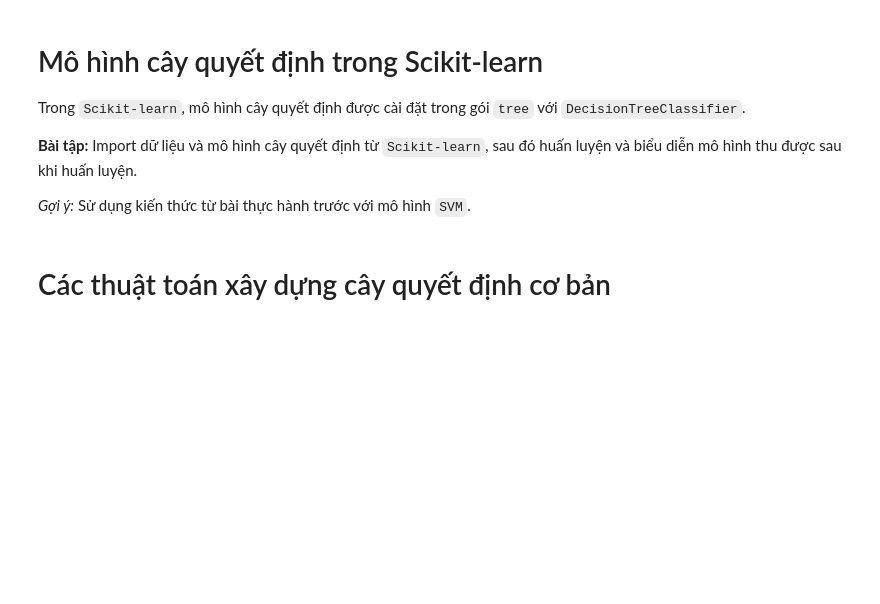
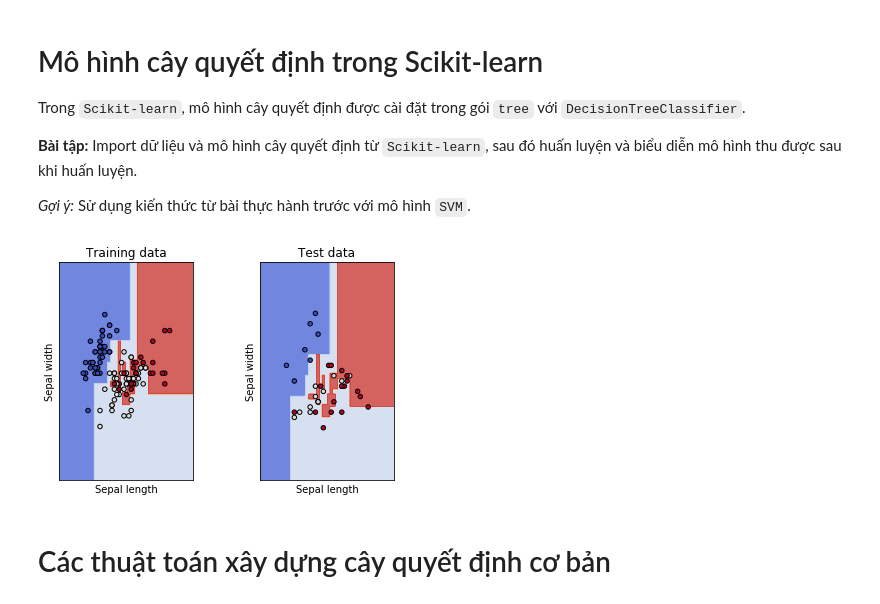
Before and after one commit to guiltylotus/Machine-Learning, a Jupyter notebook: week 3/Decision Tree.ipynb, the cells around one changed output. Saved outputs shown, nothing was run; the diff lists cells and outputs as text; code cells hidden in the pictures; blank space fills up the shorter version.

```diff
--- a/week 3/Decision Tree.ipynb
+++ b/week 3/Decision Tree.ipynb
@@ -23,23 +23,69 @@ Trong `Scikit-learn`, mô hình cây quyết định được cài đặt trong
 # %%
 # TODO: Import mô hình và dữ liệu cần thiết từ thư viện
 from sklearn.tree import DecisionTreeClassifier
 from sklearn import datasets
 from sklearn.model_selection import train_test_split
+from matplotlib import pyplot as plt
 
 # TODO: Chia dữ liệu huấn luyện và kiểm tra hợp lý
 iris = datasets.load_iris()
 X = iris.data[:,:2]
 y = iris.target
 
 X_train, X_test, y_train, y_test = train_test_split(X,y)
 
 # TODO: Huấn luyện mô hình với dữ liệu
 clf = DecisionTreeClassifier()
 clf.fit(X_train, y_train)
 # help(DecisionTreeClassifier)
 
 # TODO: Visualize mô hình vừa được xây dựng với tập dữ liệu kiểm tra
-pass
+y_pred = np.array(clf.predict(X_train))
+def plot_contours(ax, model, xx, yy, **params):
+
+    Z = model.predict(np.c_[xx.ravel(), yy.ravel()])
+    Z = Z.reshape(xx.shape)
+    out = ax.contourf(xx, yy, Z, **params)
+    return out
+
+def make_meshgrid(x, y, h=.02):
+
+    x_min, x_max = x.min() - 1, x.max() + 1
+    y_min, y_max = y.min() - 1, y.max() + 1
+    xx, yy = np.meshgrid(np.arange(x_min, x_max, h),
+                         np.arange(y_min, y_max, h))
+    return xx, yy
+
+# Cài đặt lưới 1x2 để biểu diễn dữ liệu
+fig, sub = plt.subplots(1,2)
+plt.subplots_adjust(wspace=0.5, hspace=0.5)
+
+titles = ['Training data', 'Test data']
+datas = [X_train[:,:2], X_test[:,:2]]
+labels = [y_train, y_test]
+
+# huấn luyện mô hình với dữ liệu huấn luyện có 2 đặc trưng
+# model = svm.SVC()
+# model.fit(datas[0], labels[0])
+
+for data, label, title, ax in zip(datas, labels, titles, sub.flatten()):
+    # biểu diễn mô hình trong không gian 2 chiều
+    X0, X1 = data[:, 0], data[:, 1]
+    xx, yy = make_meshgrid(X0, X1)
+    plot_contours(ax, clf, xx, yy,
+                  cmap=plt.cm.coolwarm, alpha=0.8)
+    ax.scatter(X0, X1, c=label, cmap=plt.cm.coolwarm, s=20, edgecolors='k')
+#     ax.set_xlim(xx.min(), xx.max())
+#     ax.set_ylim(yy.min(), yy.max())
+    ax.set_xlabel('Sepal length')
+    ax.set_ylabel('Sepal width')
+    ax.set_xticks(())
+    ax.set_yticks(())
+    ax.set_title(title)
+
+plt.show()
+# %% [output]
+[figure, added]
 # %% [markdown]
 # Các thuật toán xây dựng cây quyết định cơ bản
 # %% [markdown]
```
